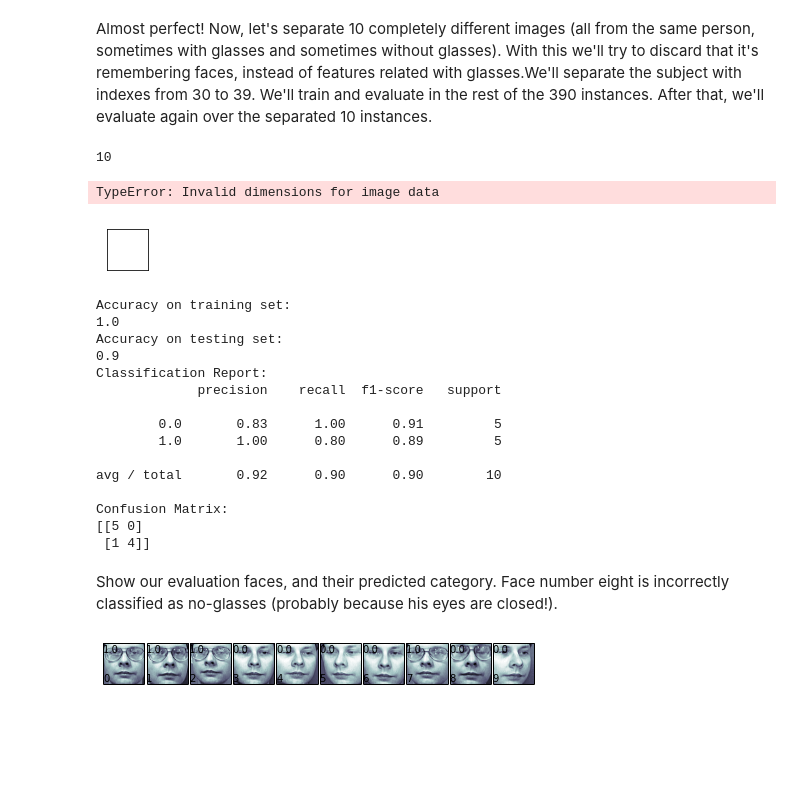
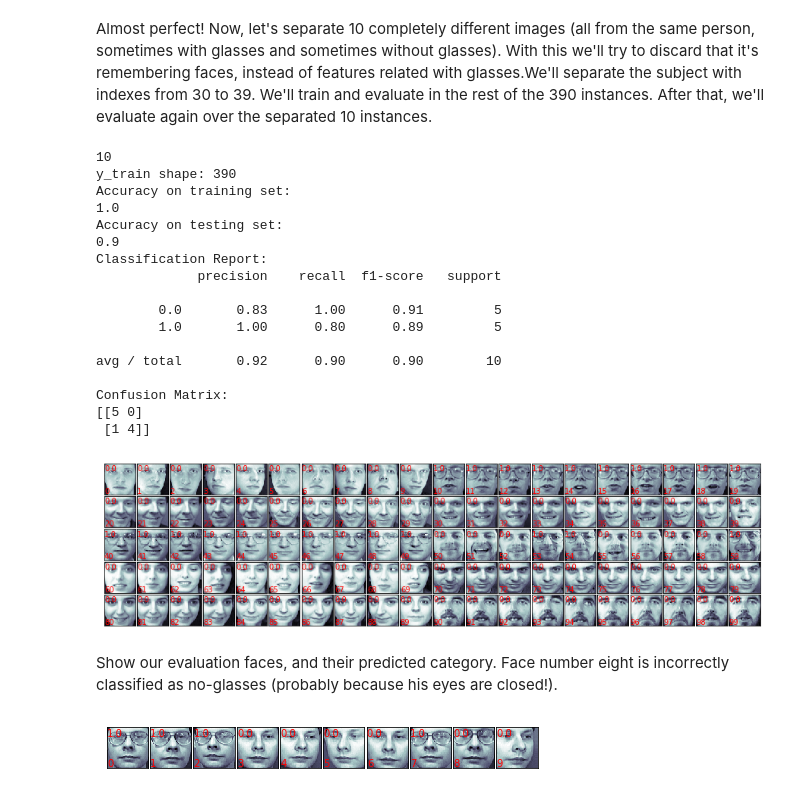
Before and after one commit to rjm49/scikit-learn-book, a Jupyter notebook: Chapter 2 - Supervised Learning - Image Recognition with Support Vector Machines.ipynb, the cells around one changed output. Cells and saved outputs as stored; diff of their text form; code cells hidden in the pictures; blank space fills up the shorter version.

```diff
--- a/Chapter 2 - Supervised Learning - Image Recognition with Support Vector Machines.ipynb
+++ b/Chapter 2 - Supervised Learning - Image Recognition with Support Vector Machines.ipynb
@@ -279,45 +270,46 @@ Almost perfect! Now, let's separate 10 completely different images (all from the
 # %%
 X_test = faces.data[30:40]
 y_test = target_glasses[30:40]
 
 print(y_test.shape[0])
 
-select = np.ones(target_glasses.shape[0])
-select[30:40] = 0
-X_train = faces.data[select == 1]
+select = np.ones(target_glasses.shape[0]) # <-- here we set an array all set to 1
+select[30:40] = 0 #<-- here we convert any indices already assigned to testing
+X_train = faces.data[select == 1] #<-- we use the above array as a mask to get the same elements out of each of the following..
+X_images = faces.images[select == 1]
 y_train = target_glasses[select == 1]
 
-print_faces(X_train, y_train, 100)
+#rjm49 - what have we got...
+print_faces(X_images, y_train, top_n=100)
+print("y_train shape:", y_train.shape[0])
 
-print(y_train.shape[0])
+#rjm49 - train up and run linear SVM classifier
+svc_3 = SVC(kernel='linear')
+train_and_evaluate(svc_3, X_train, X_test, y_train, y_test)
+y_pred = svc_3.predict(X_test)
 # %% [output]
 10
+y_train shape: 390
+Accuracy on training set:
+1.0
+Accuracy on testing set:
+0.9
+Classification Report:
+             precision    recall  f1-score   support
+
+        0.0       0.83      1.00      0.91         5
+        1.0       1.00      0.80      0.89         5
+
+avg / total       0.92      0.90      0.90        10
+
+Confusion Matrix:
+[[5 0]
+ [1 4]]
-TypeError: Invalid dimensions for image data
-[figure, old version]
+[figure, new version]
-# %%
-svc_3 = SVC(kernel='linear')
-train_and_evaluate(svc_3, X_train, X_test, y_train, y_test)
-y_pred = svc_3.predict(X_test)
-# %% [output]
-Accuracy on training set:
-1.0
-Accuracy on testing set:
-0.9
-Classification Report:
-             precision    recall  f1-score   support
-
-        0.0       0.83      1.00      0.91         5
-        1.0       1.00      0.80      0.89         5
-
-avg / total       0.92      0.90      0.90        10
-
-Confusion Matrix:
-[[5 0]
- [1 4]]
 # %% [markdown]
 Show our evaluation faces, and their predicted category. Face number eight is incorrectly classified as no-glasses (probably because his eyes are closed!).
 # %%
 eval_faces = [np.reshape(a, (64, 64)) for a in X_test]
-print_faces(eval_faces, y_pred, 10)
+print_faces(eval_faces, y_pred, top_n=10)
 # %% [output]
-[figure, old version]
+[figure, new version]
```
Also changed, not shown: parts of 7 cells of this notebook, 4 other files.
